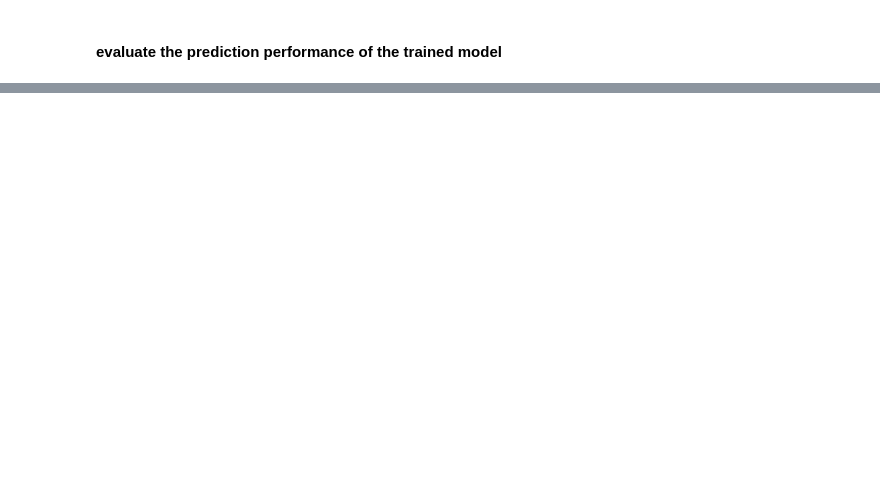
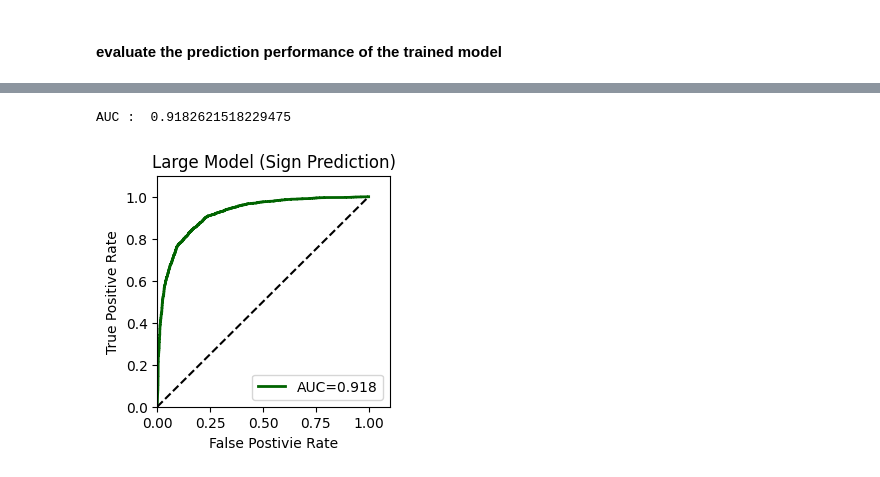
Before and after one commit to Liuzhe30/Methven, a Jupyter notebook: experiment/01-evaluate-performance.ipynb, the cells around one changed output, grey strips where cells are left out. Saved outputs shown, nothing was run; the diff lists cells and outputs as text; code cells hidden in the pictures; blank space fills up the shorter version.

```diff
--- a/experiment/01-evaluate-performance.ipynb
+++ b/experiment/01-evaluate-performance.ipynb
@@ -106,15 +115,18 @@ plt.show()
 # %%
 from sklearn.metrics import roc_curve, auc
 fpr_xgb, tpr_xgb, thresholds = roc_curve(y_one_hot.ravel(),y_score_pro.ravel())
 auc_xgb = auc(fpr_xgb, tpr_xgb)
 print("AUC : ", auc_xgb)
 ax = plt.subplots(figsize=(3,3))
 plt.title('Large Model (Sign Prediction)')
-plt.plot(fpr_xgb, tpr_xgb, linewidth = 2,label='AUC=%.3f' % auc_xgb)
+plt.plot(fpr_xgb, tpr_xgb, linewidth = 2,label='AUC=%.3f' % auc_xgb,color='#006400')
 plt.plot([0,1],[0,1], 'k--')
 plt.axis([0,1.1,0,1.1])
 plt.xlabel('False Postivie Rate')
 plt.ylabel('True Positive Rate')
 plt.legend(loc="lower right")
 plt.savefig('images/performance/auc-large.png',dpi=300, bbox_inches = 'tight')
 plt.show()
+# %% [output]
+AUC :  0.9182621518229475
+[figure, added]
```
Also changed, not shown: parts of 3 cells of this notebook.
